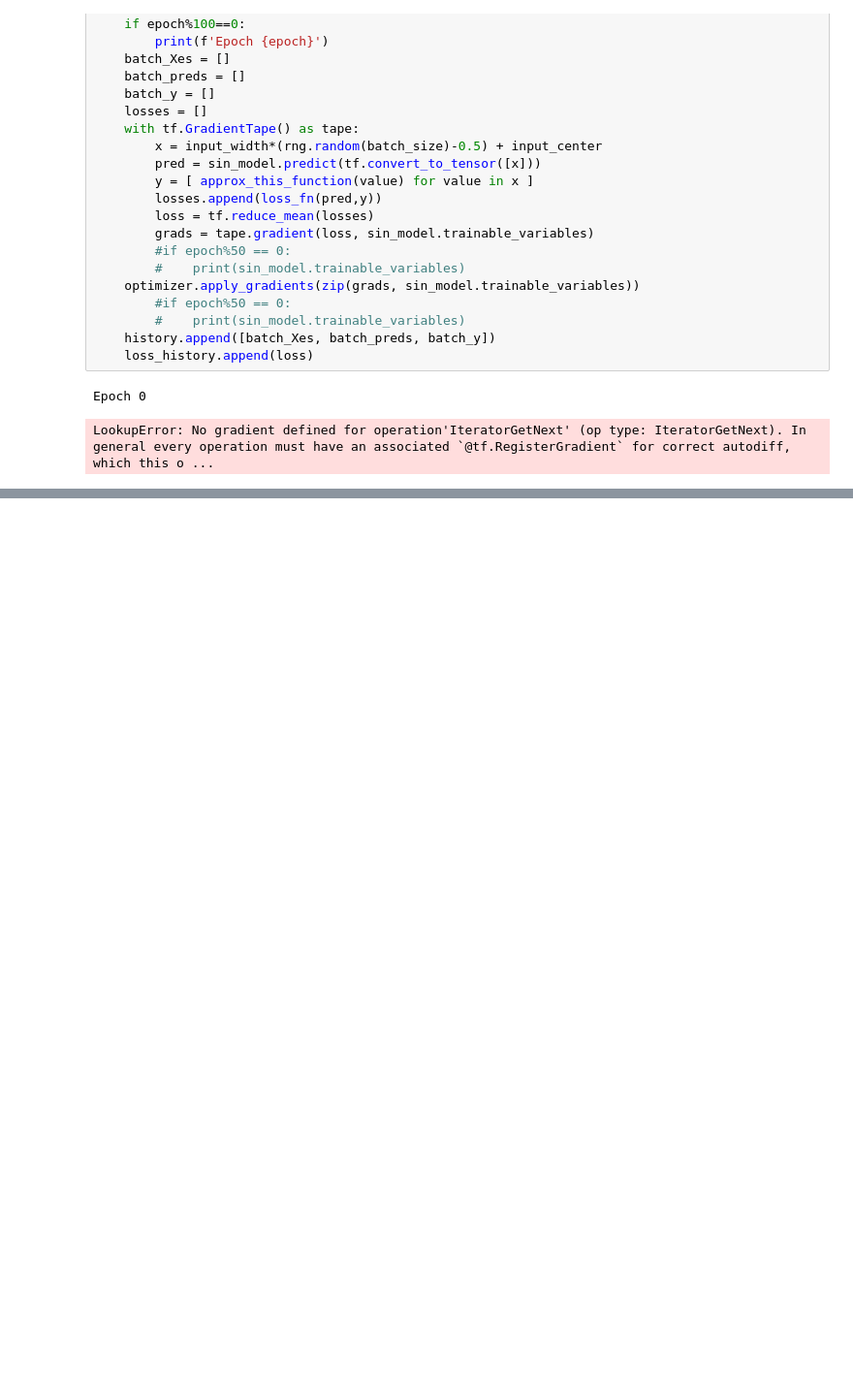
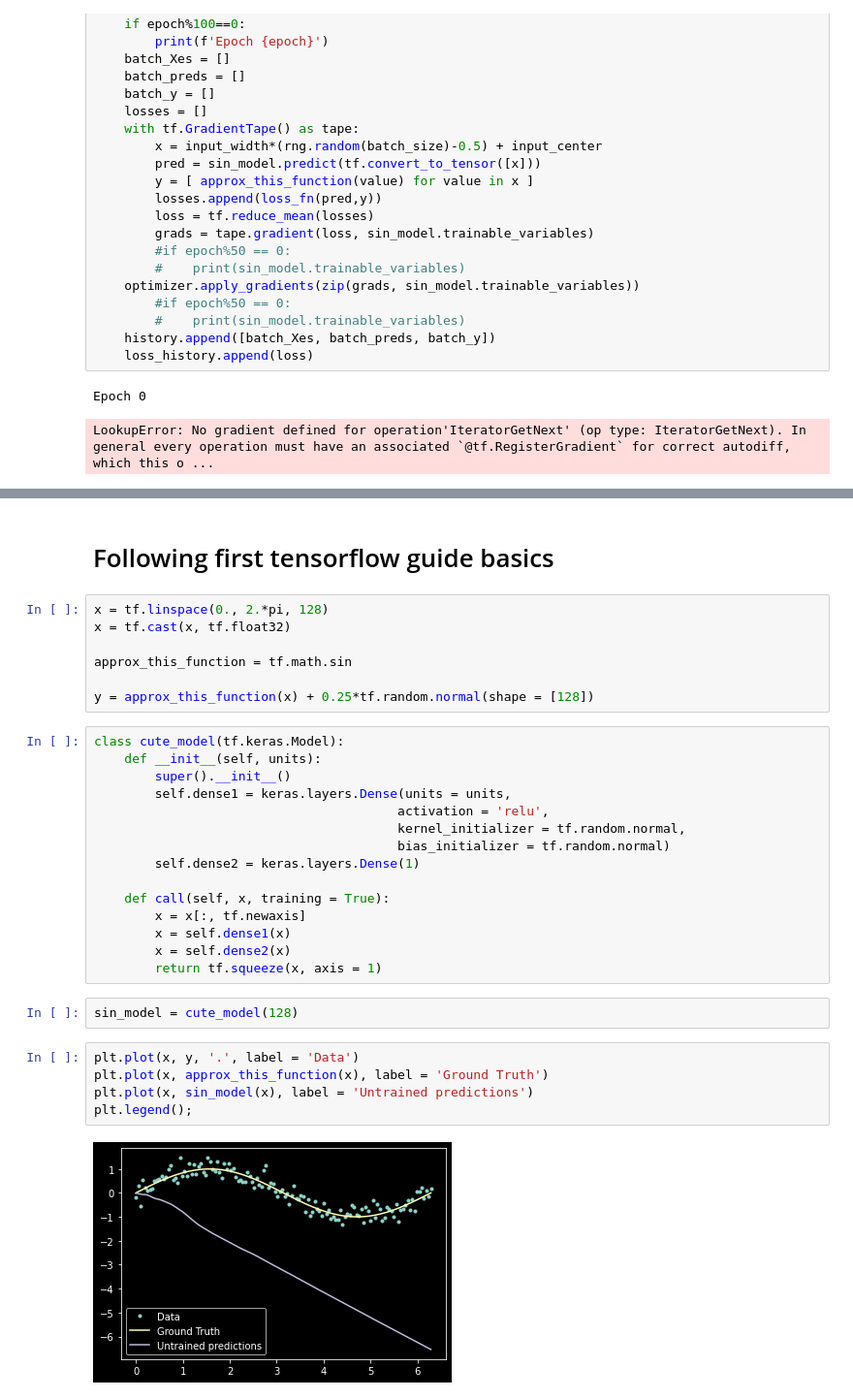
Before and after one commit to dtersegno/cannon, a Jupyter notebook: 1_basic_function_approx.ipynb, the cells around one changed output, grey strips where cells are left out. Shown at 97% size. Saved outputs shown, nothing was run; the diff lists cells and outputs as text; blank space fills up the shorter version.

```diff
--- a/1_basic_function_approx.ipynb
+++ b/1_basic_function_approx.ipynb
@@ -189,0 +224,33 @@ LookupError: No gradient defined for operation'IteratorGetNext' (op type: Iterat
+# %% [markdown]
+# Following first tensorflow guide basics
+# %%
+x = tf.linspace(0., 2.*pi, 128)
+x = tf.cast(x, tf.float32)
+
+approx_this_function = tf.math.sin
+
+y = approx_this_function(x) + 0.25*tf.random.normal(shape = [128])
+# %%
+class cute_model(tf.keras.Model):
+    def __init__(self, units):
+        super().__init__()
+        self.dense1 = keras.layers.Dense(units = units,
+                                        activation = 'relu',
+                                        kernel_initializer = tf.random.normal,
+                                        bias_initializer = tf.random.normal)
+        self.dense2 = keras.layers.Dense(1)
+
+    def call(self, x, training = True):
+        x = x[:, tf.newaxis]
+        x = self.dense1(x)
+        x = self.dense2(x)
+        return tf.squeeze(x, axis = 1)
+# %%
+sin_model = cute_model(128)
+# %%
+plt.plot(x, y, '.', label = 'Data')
+plt.plot(x, approx_this_function(x), label = 'Ground Truth')
+plt.plot(x, sin_model(x), label = 'Untrained predictions')
+plt.legend();
+# %% [output]
+[figure, added]
```
Also changed, not shown: parts of 11 cells of this notebook.
